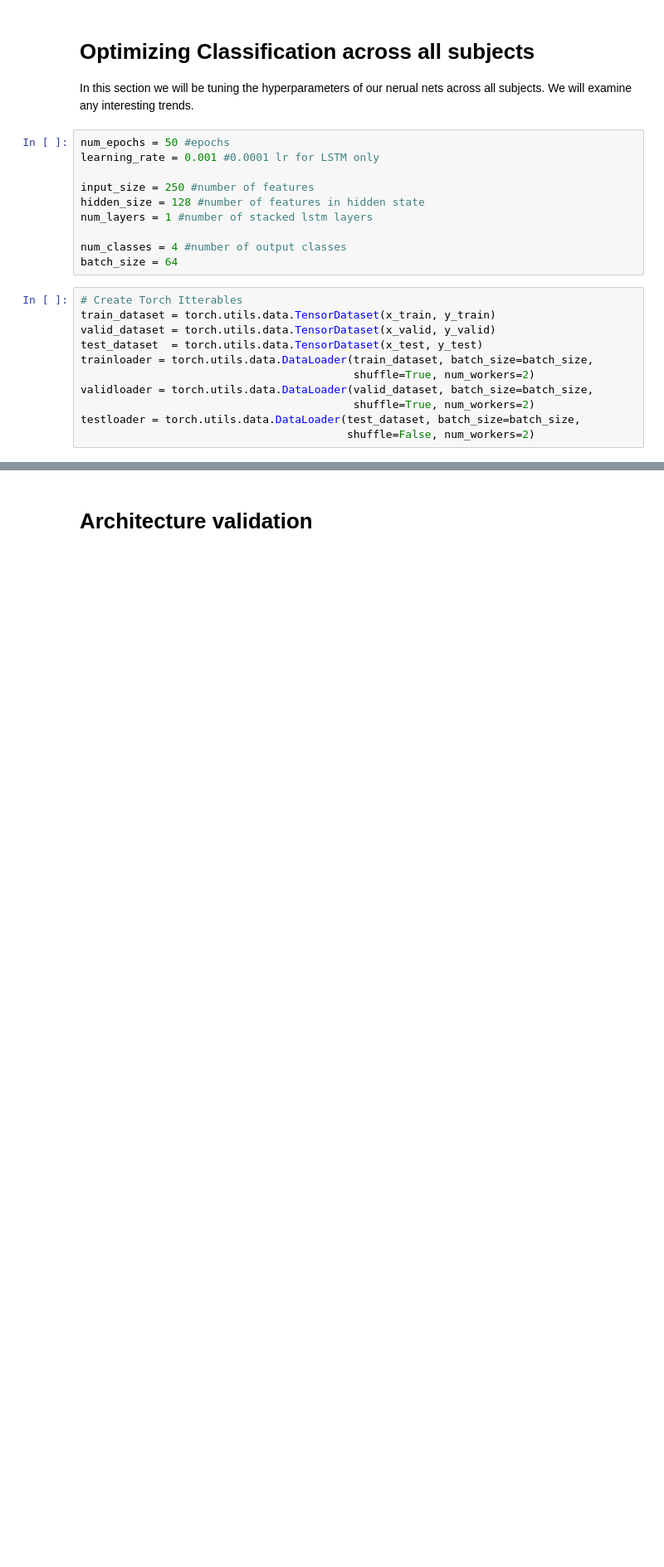
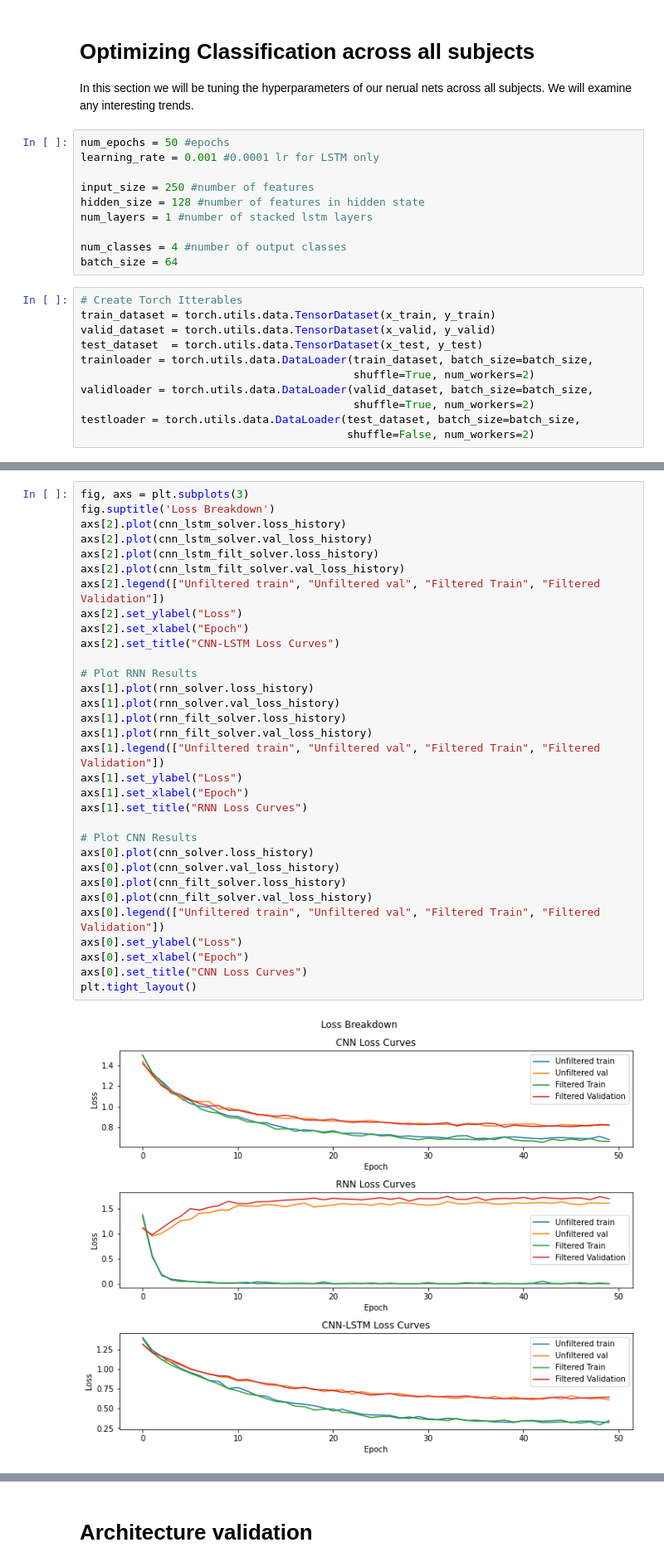
Before and after one commit to thomaskost17/ECEC247_final_project, a Jupyter notebook: ECEC247_final_project.ipynb, the cells around one changed output, grey strips where cells are left out. Shown at 83% size. Drawn from its saved outputs; the diff is of its cells as text; blank space fills up the shorter version.

```diff
--- a/ECEC247_final_project.ipynb
+++ b/ECEC247_final_project.ipynb
@@ -962,0 +1110,34 @@ Text(0.5, 0, 'Subject Index')
+# %%
+fig, axs = plt.subplots(3)
+fig.suptitle('Loss Breakdown')
+axs[2].plot(cnn_lstm_solver.loss_history)
+axs[2].plot(cnn_lstm_solver.val_loss_history)
+axs[2].plot(cnn_lstm_filt_solver.loss_history)
+axs[2].plot(cnn_lstm_filt_solver.val_loss_history)
+axs[2].legend(["Unfiltered train", "Unfiltered val", "Filtered Train", "Filtered Validation"])
+axs[2].set_ylabel("Loss")
+axs[2].set_xlabel("Epoch")
+axs[2].set_title("CNN-LSTM Loss Curves")
+
+# Plot RNN Results
+axs[1].plot(rnn_solver.loss_history)
+axs[1].plot(rnn_solver.val_loss_history)
+axs[1].plot(rnn_filt_solver.loss_history)
+axs[1].plot(rnn_filt_solver.val_loss_history)
+axs[1].legend(["Unfiltered train", "Unfiltered val", "Filtered Train", "Filtered Validation"])
+axs[1].set_ylabel("Loss")
+axs[1].set_xlabel("Epoch")
+axs[1].set_title("RNN Loss Curves")
+
+# Plot CNN Results
+axs[0].plot(cnn_solver.loss_history)
+axs[0].plot(cnn_solver.val_loss_history)
+axs[0].plot(cnn_filt_solver.loss_history)
+axs[0].plot(cnn_filt_solver.val_loss_history)
+axs[0].legend(["Unfiltered train", "Unfiltered val", "Filtered Train", "Filtered Validation"])
+axs[0].set_ylabel("Loss")
+axs[0].set_xlabel("Epoch")
+axs[0].set_title("CNN Loss Curves")
+plt.tight_layout()
+# %% [output]
+[figure, added]
```
Also changed, not shown: parts of 19 cells of this notebook.
